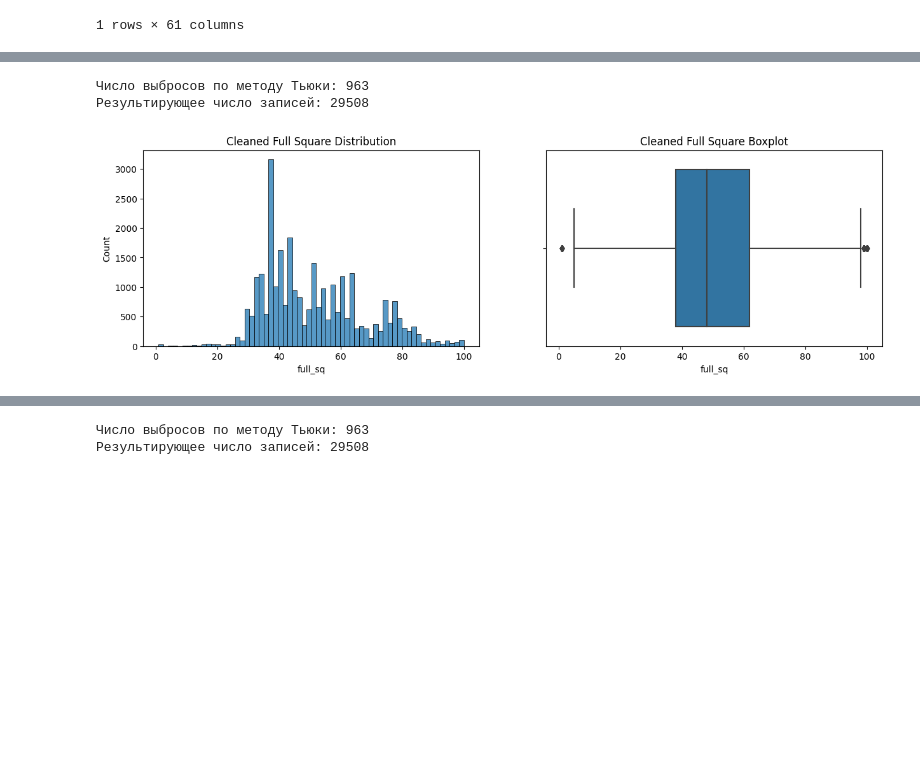
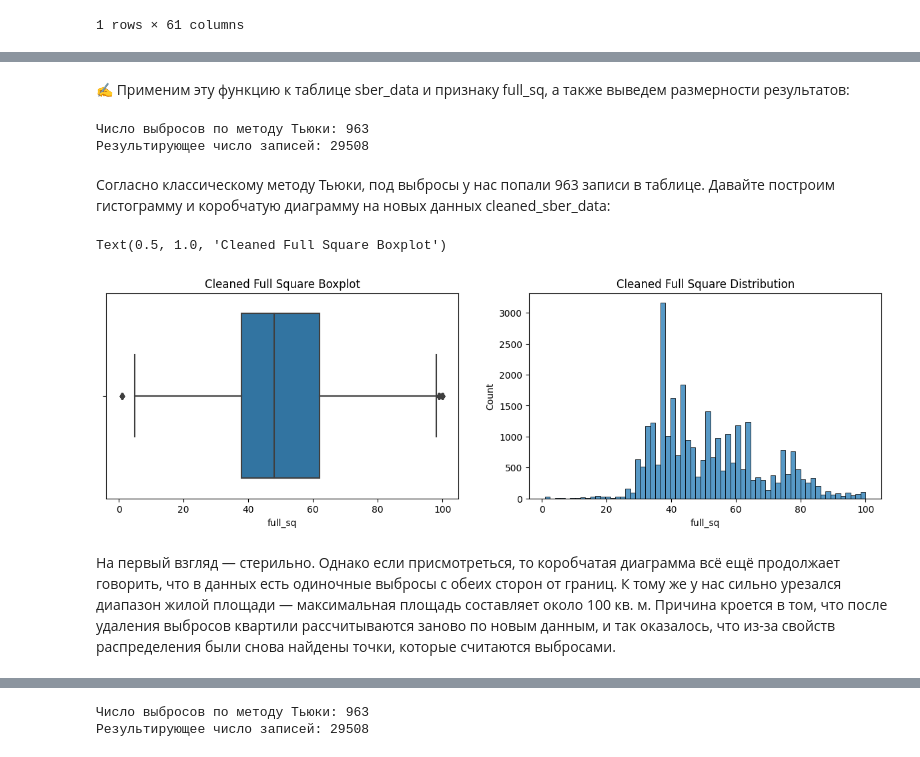
Before and after one commit to DenisMaltsev76/DM_76, a Jupyter notebook: Skillfactory/PY_14_Очистка данных/Очистка данных.ipynb, the cells around one changed output, grey strips where cells are left out. Drawn from its saved outputs; the diff is of its cells as text; code cells hidden in the pictures; blank space fills up the shorter version.

```diff
--- a/Skillfactory/PY_14_Очистка данных/Очистка данных.ipynb
+++ b/Skillfactory/PY_14_Очистка данных/Очистка данных.ipynb
@@ -678,3 +783,5 @@ def outliers_iqr(data, feature):
+# %% [markdown]
+✍️ Применим эту функцию к таблице sber_data и признаку full_sq, а также выведем размерности результатов:
 # %%
 outliers, cleaned = outliers_iqr(sber_data, 'full_sq')
 print(f'Число выбросов по методу Тьюки: {outliers.shape[0]}')
@@ -682,11 +789,17 @@ print(f'Результирующее число записей: {cleaned.shape[0
 # %% [output]
 Число выбросов по методу Тьюки: 963
 Результирующее число записей: 29508
+# %% [markdown]
+Согласно классическому методу Тьюки, под выбросы у нас попали 963 записи в таблице. Давайте построим гистограмму и коробчатую диаграмму на новых данных cleaned_sber_data:
 # %%
 fig, axes = plt.subplots(nrows=1, ncols=2, figsize=(15, 4))
-histplot = sns.histplot(data=cleaned, x='full_sq', ax=axes[0]);
-histplot.set_title('Cleaned Full Square Distribution');
-boxplot = sns.boxplot(data=cleaned, x='full_sq', ax=axes[1]);
-boxplot.set_title('Cleaned Full Square Boxplot');
+histplot = sns.histplot(data=cleaned, x='full_sq', ax=axes[1])
+histplot.set_title('Cleaned Full Square Distribution')
+boxplot = sns.boxplot(data=cleaned, x='full_sq', ax=axes[0])
+boxplot.set_title('Cleaned Full Square Boxplot')
 # %% [output]
+Text(0.5, 1.0, 'Cleaned Full Square Boxplot')
-[figure, old version]
+[figure, new version]
+# %% [markdown]
+На первый взгляд — стерильно. Однако если присмотреться, то коробчатая диаграмма всё ещё продолжает говорить, что в данных есть одиночные выбросы с обеих сторон от границ. К тому же у нас сильно урезался диапазон жилой площади — максимальная площадь составляет около 100 кв. м.
+Причина кроется в том, что после удаления выбросов квартили рассчитываются заново по новым данным, и так оказалось, что из-за свойств распределения были снова найдены точки, которые считаются выбросами.
```
Also changed, not shown: parts of 32 cells of this notebook.
